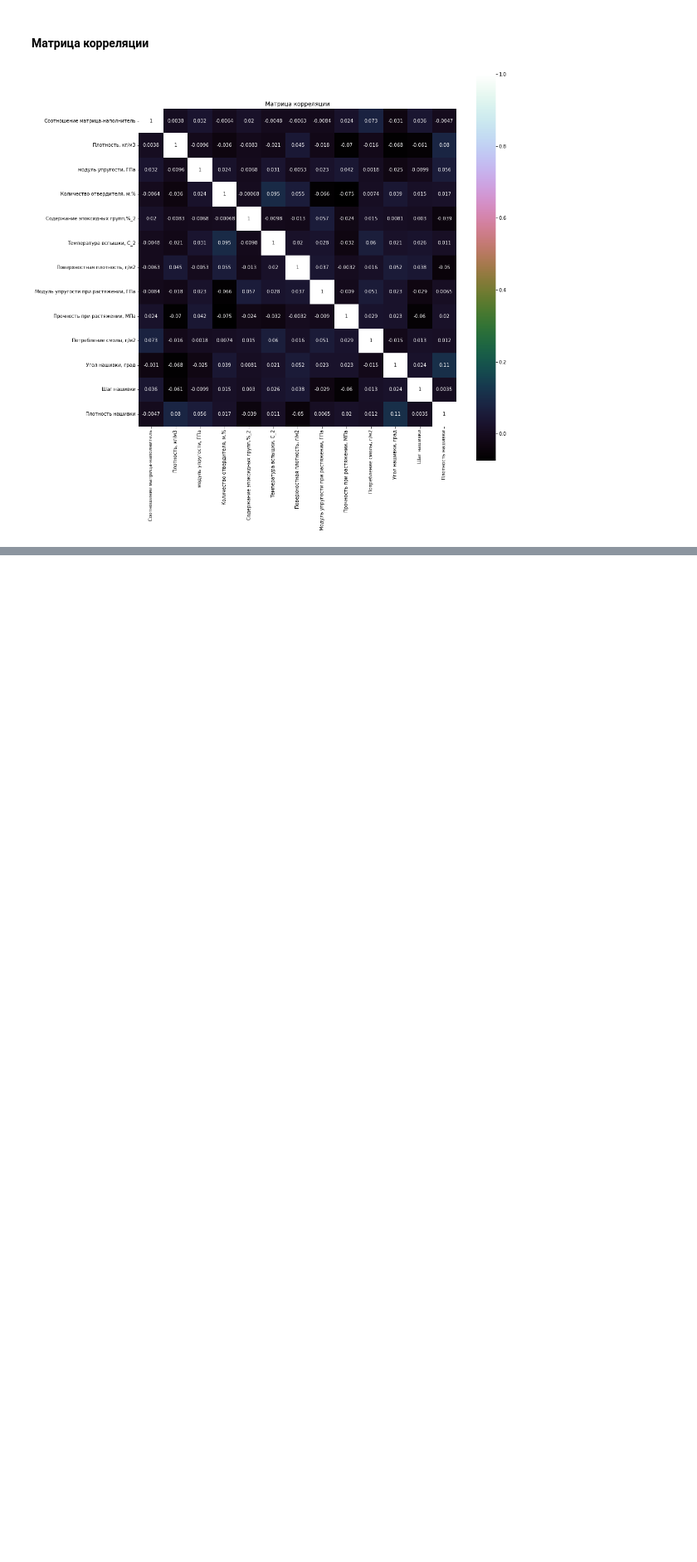
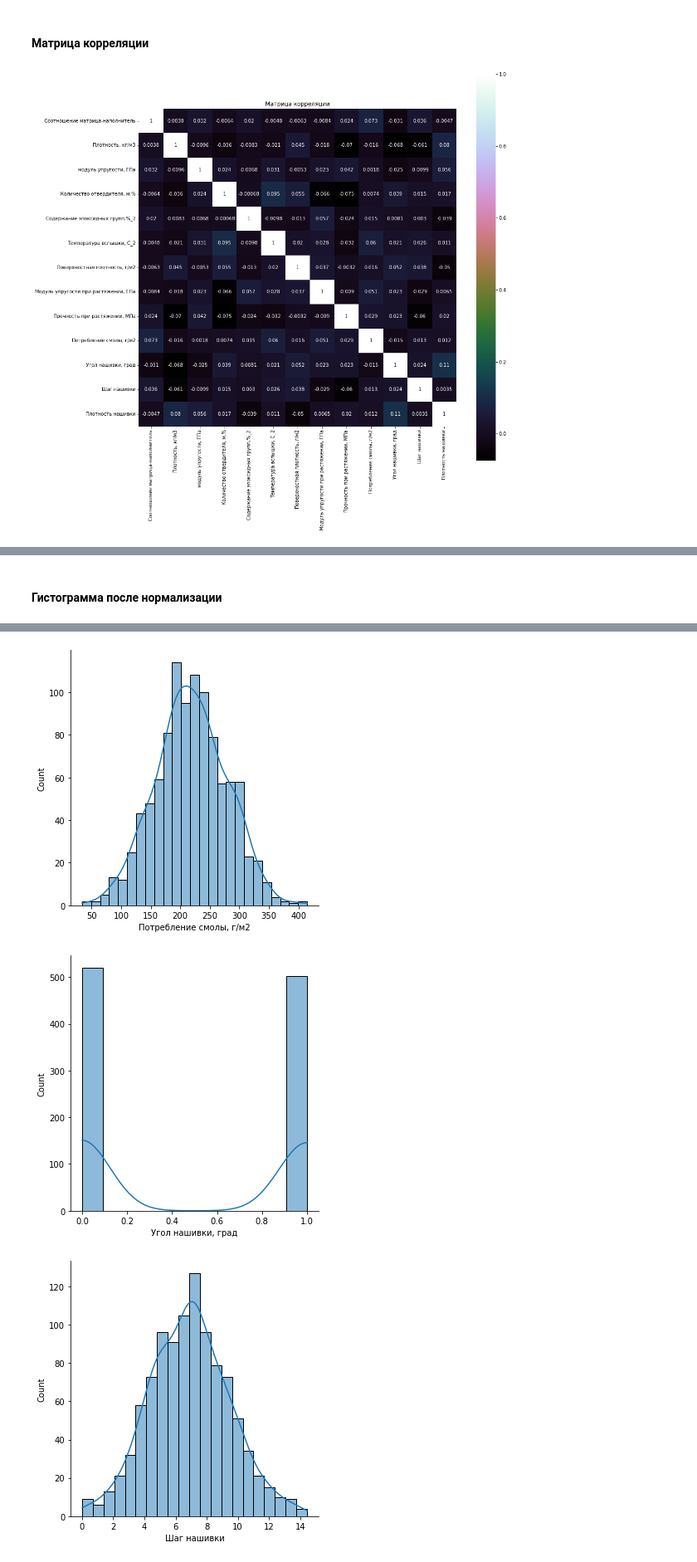
Before and after one commit to truhin-andrei/mgtu-project, a Jupyter notebook: compositeMaterials.ipynb, the cells around one changed output, grey strips where cells are left out. Shown at 83% size. Cells and saved outputs as stored; diff of their text form; code cells hidden in the pictures; blank space fills up the shorter version.

```diff
--- a/compositeMaterials.ipynb
+++ b/compositeMaterials.ipynb
@@ -155,0 +164,4 @@ plt.show()
+# %%
+labelencoder = LabelEncoder()
+df['Угол нашивки, град'] = labelencoder.fit_transform(df['Угол нашивки, град'])
+df.tail()
@@ -155,0 +177,5 @@ plt.show()
+# %%
+scaler = preprocessing.MinMaxScaler()
+names = df.columns
+df_norm =pd.DataFrame(scaler.fit_transform(df), columns=names)
+df_norm.tail()
@@ -155,0 +189,6 @@ plt.show()
+# %% [markdown]
+#### Гистограмма после нормализации
+# %%
+for name in df_norm.columns:
+    sns.displot(df[name], kde=True)
+# %% [output]
@@ -155,0 +204,3 @@ plt.show()
+[figure, added]
+[figure, added]
+[figure, added]
```
Also changed, not shown: parts of 9 cells of this notebook.
